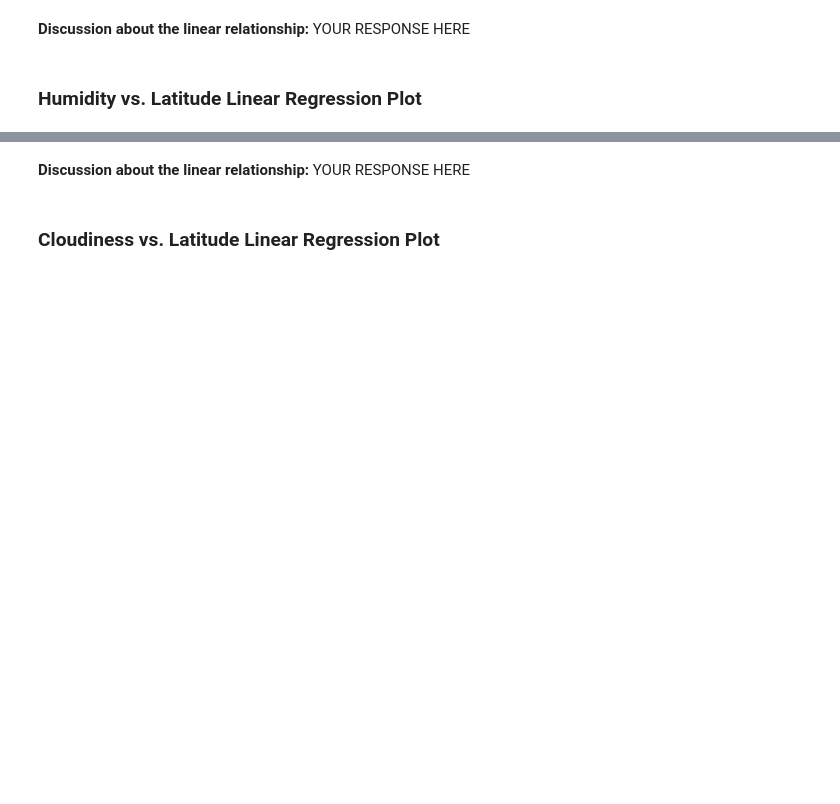
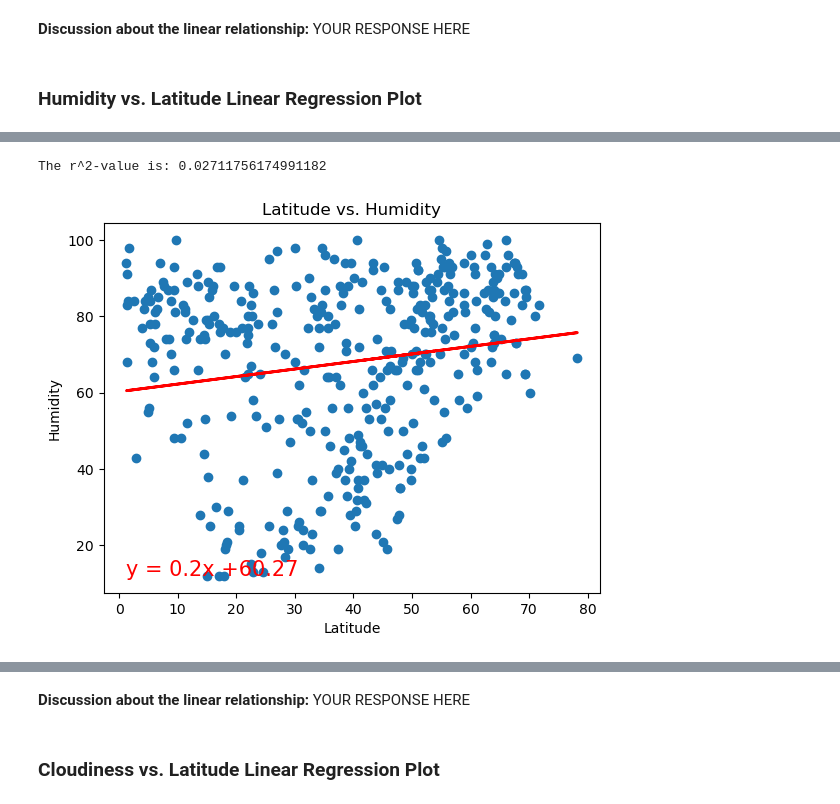
Before and after one commit to Golnaz8/python-api-challenge, a Jupyter notebook: WeathorPy/WeatherPy.ipynb, the cells around one changed output, grey strips where cells are left out. Saved outputs shown, nothing was run; the diff lists cells and outputs as text; code cells hidden in the pictures; blank space fills up the shorter version.

```diff
--- a/WeathorPy/WeatherPy.ipynb
+++ b/WeathorPy/WeatherPy.ipynb
@@ -347,0 +377,12 @@ The r^2-value is: 0.00014367159540169783
+# %%
+# Northern Hemisphere
+linear_regression_plot_function(
+    northern_hemi_df['Lat'],
+    northern_hemi_df['Humidity'],
+    "Latitude",
+    "Humidity",
+    "Latitude vs. Humidity"
+)
+# %% [output]
+The r^2-value is: 0.02711756174991182
+[figure, added]
```
Also changed, not shown: parts of 23 cells of this notebook.
